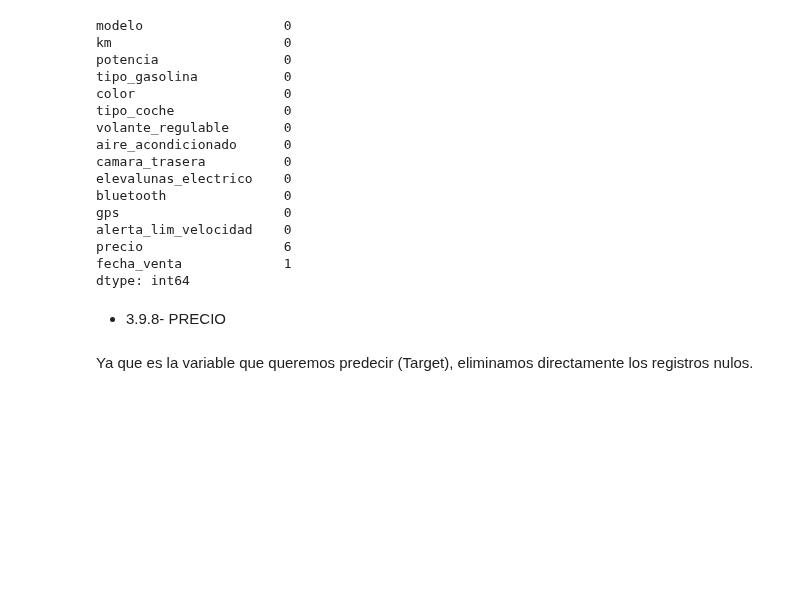
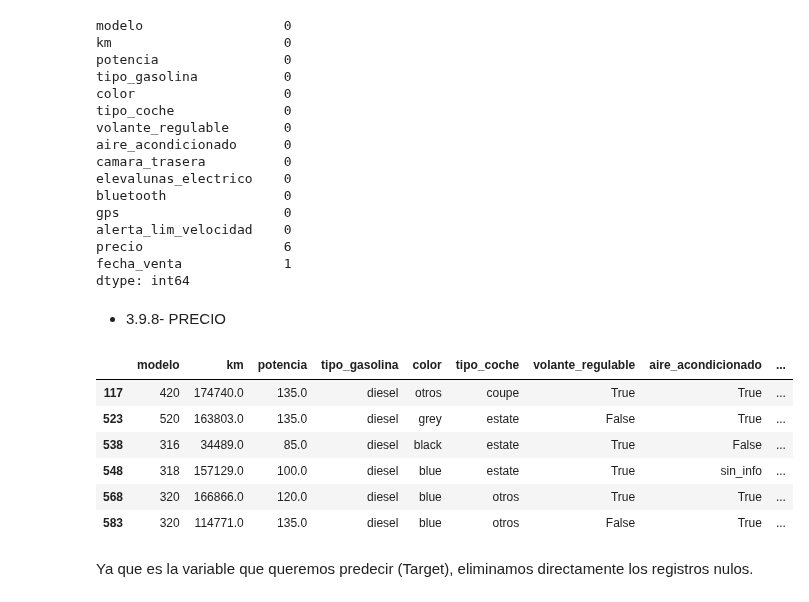
Before and after one commit to tvgtech/BMW_Proj, a Jupyter notebook: Grupo6_EDA_BMW.ipynb, the cells around one changed output. Drawn from its saved outputs; the diff is of its cells as text; code cells hidden in the pictures; blank space fills up the shorter version.

```diff
--- a/Grupo6_EDA_BMW.ipynb
+++ b/Grupo6_EDA_BMW.ipynb
@@ -996,5 +996,15 @@ fecha_venta             1
 dtype: int64
 # %% [markdown]
 - 3.9.8- PRECIO
+# %%
+bmw9[bmw9.precio.isnull()]
+# %% [output]
+|  | modelo | km | potencia | tipo_gasolina | color | tipo_coche | volante_regulable | aire_acondicionado | ... |
+| 117 | 420 | 174740.0 | 135.0 | diesel | otros | coupe | True | True | ... |
+| 523 | 520 | 163803.0 | 135.0 | diesel | grey | estate | False | True | ... |
+| 538 | 316 | 34489.0 | 85.0 | diesel | black | estate | True | False | ... |
+| 548 | 318 | 157129.0 | 100.0 | diesel | blue | estate | True | sin_info | ... |
+| 568 | 320 | 166866.0 | 120.0 | diesel | blue | otros | True | True | ... |
+| 583 | 320 | 114771.0 | 135.0 | diesel | blue | otros | False | True | ... |
 # %% [markdown]
 Ya que es la variable que queremos predecir (Target), eliminamos directamente los registros nulos.
```
Also changed, not shown: parts of 13 cells of this notebook.
